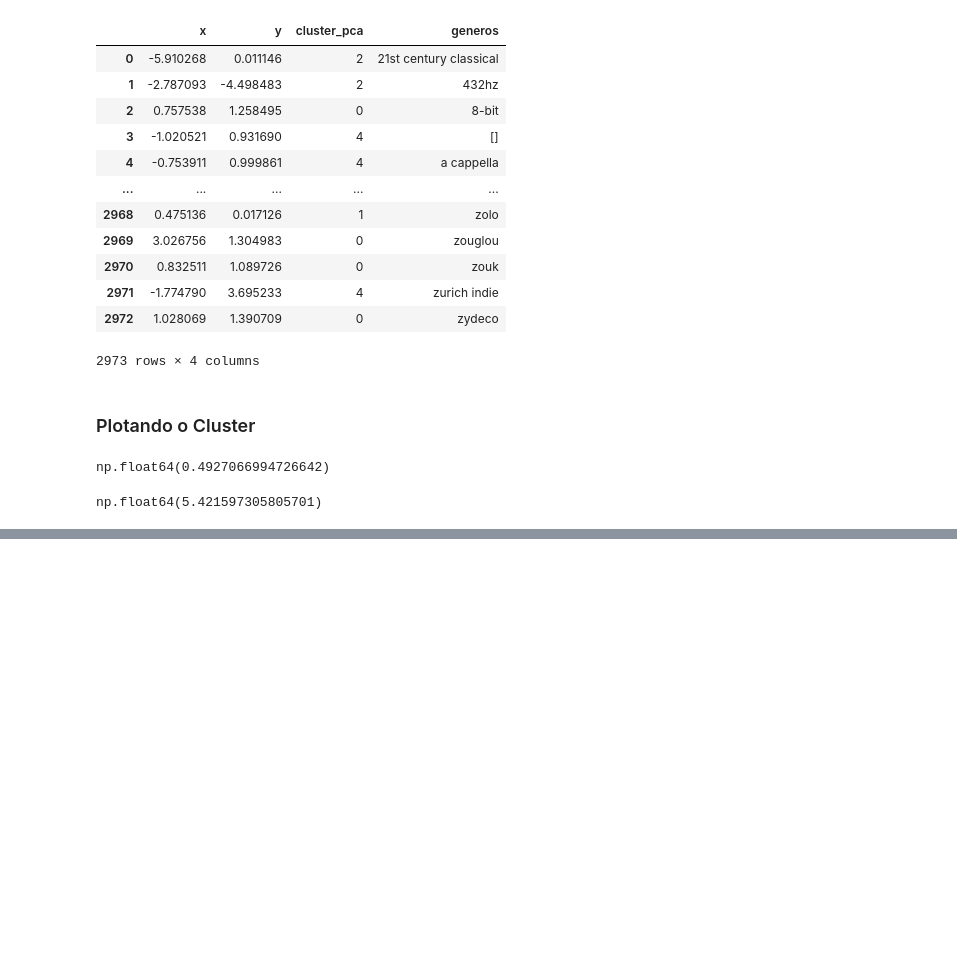
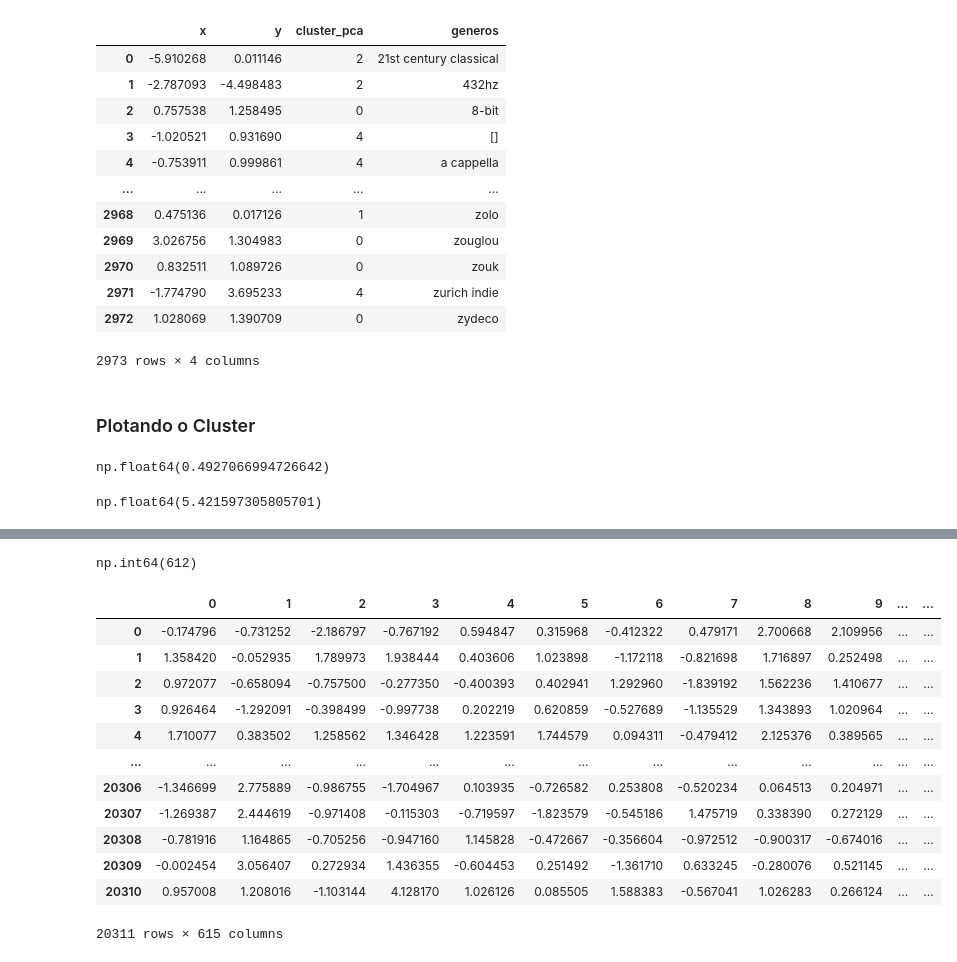
Before and after one commit to SiqueiraGabriel/Estudos_Alura, a Jupyter notebook: 0001Extra_KMeans_RecomendacaoMusica/Projeto.ipynb, the cells around one changed output, grey strips where cells are left out. Drawn from its saved outputs; the diff is of its cells as text; code cells hidden in the pictures; blank space fills up the shorter version.

```diff
--- a/0001Extra_KMeans_RecomendacaoMusica/Projeto.ipynb
+++ b/0001Extra_KMeans_RecomendacaoMusica/Projeto.ipynb
@@ -241,0 +272,11 @@ np.float64(5.421597305805701)
+# %%
+# Aplicação do OneHotEncoder
+from sklearn.preprocessing import OneHotEncoder
+
+ohe = OneHotEncoder(dtype=int) # Coluna que será transformada em 0 e 1
+colunas_ohe = ohe.fit_transform(dados[['artists']]).toarray()
+
+dados2 = dados.drop('artists', axis=1) # Remover a coluna artistas
+
+dados_musicas_dummies = pd.concat([dados2, pd.DataFrame(colunas_ohe, columns=ohe.get_feature_names_out(['artists']))], axis=1) # Adiciona uma coluna para cada um dos artistas e informa com 0 ou 1 se este pertence
+dados_musicas_dummies
@@ -241,0 +299,36 @@ np.float64(5.421597305805701)
+# %%
+pca_pipeline = Pipeline([('scaler', StandardScaler()), ('PCA', PCA(n_components=0.7, random_state=SEED))]) # Lista dos modulos a ser utilizado para a criação da Pipeline, utiliza taxa de 70% de aprendizado
+
+music_embedding_pca = pca_pipeline.fit_transform(dados_musicas_dummies.drop(['id', 'name', 'artists_song'], axis=1))    # Treinamento com os dados de generos
+projection_m = pd.DataFrame(data=music_embedding_pca) #
+# %%
+pca_pipeline[1].n_components_ # Quantidade de componentes a ser utilizado
+# %% [output]
+np.int64(612)
+# %%
+## Aplicação do Cluster
+
+kmeans_pca_pipeline = KMeans(n_clusters=50, verbose=False, random_state=SEED) # Verbose: ver o que esta acontecendo
+kmeans_pca_pipeline.fit(projection_m)
+
+dados['cluster_pca'] = kmeans_pca_pipeline.predict(projection_m) # Salvar o genero que cada cluster possui
+projection_m['cluster_pca'] = kmeans_pca_pipeline.predict(projection_m) # Salvar o genero que cada cluster possui
+# %%
+projection_m['artist'] = dados['artists']
+projection_m['song'] = dados['artists_song']
+
+projection_m
+# %% [output]
+|  | 0 | 1 | 2 | 3 | 4 | 5 | 6 | 7 | 8 | 9 | ... | ... |
+| 0 | -0.174796 | -0.731252 | -2.186797 | -0.767192 | 0.594847 | 0.315968 | -0.412322 | 0.479171 | 2.700668 | 2.109956 | ... | ... |
+| 1 | 1.358420 | -0.052935 | 1.789973 | 1.938444 | 0.403606 | 1.023898 | -1.172118 | -0.821698 | 1.716897 | 0.252498 | ... | ... |
+| 2 | 0.972077 | -0.658094 | -0.757500 | -0.277350 | -0.400393 | 0.402941 | 1.292960 | -1.839192 | 1.562236 | 1.410677 | ... | ... |
+| 3 | 0.926464 | -1.292091 | -0.398499 | -0.997738 | 0.202219 | 0.620859 | -0.527689 | -1.135529 | 1.343893 | 1.020964 | ... | ... |
+| 4 | 1.710077 | 0.383502 | 1.258562 | 1.346428 | 1.223591 | 1.744579 | 0.094311 | -0.479412 | 2.125376 | 0.389565 | ... | ... |
+| ... | ... | ... | ... | ... | ... | ... | ... | ... | ... | ... | ... | ... |
+| 20306 | -1.346699 | 2.775889 | -0.986755 | -1.704967 | 0.103935 | -0.726582 | 0.253808 | -0.520234 | 0.064513 | 0.204971 | ... | ... |
+| 20307 | -1.269387 | 2.444619 | -0.971408 | -0.115303 | -0.719597 | -1.823579 | -0.545186 | 1.475719 | 0.338390 | 0.272129 | ... | ... |
+| 20308 | -0.781916 | 1.164865 | -0.705256 | -0.947160 | 1.145828 | -0.472667 | -0.356604 | -0.972512 | -0.900317 | -0.674016 | ... | ... |
+| 20309 | -0.002454 | 3.056407 | 0.272934 | 1.436355 | -0.604453 | 0.251492 | -1.361710 | 0.633245 | -0.280076 | 0.521145 | ... | ... |
+| 20310 | 0.957008 | 1.208016 | -1.103144 | 4.128170 | 1.026126 | 0.085505 | 1.588383 | -0.567041 | 1.026283 | 0.266124 | ... | ... |
+20311 rows × 615 columns
```
Also changed, not shown: parts of 7 cells of this notebook.
